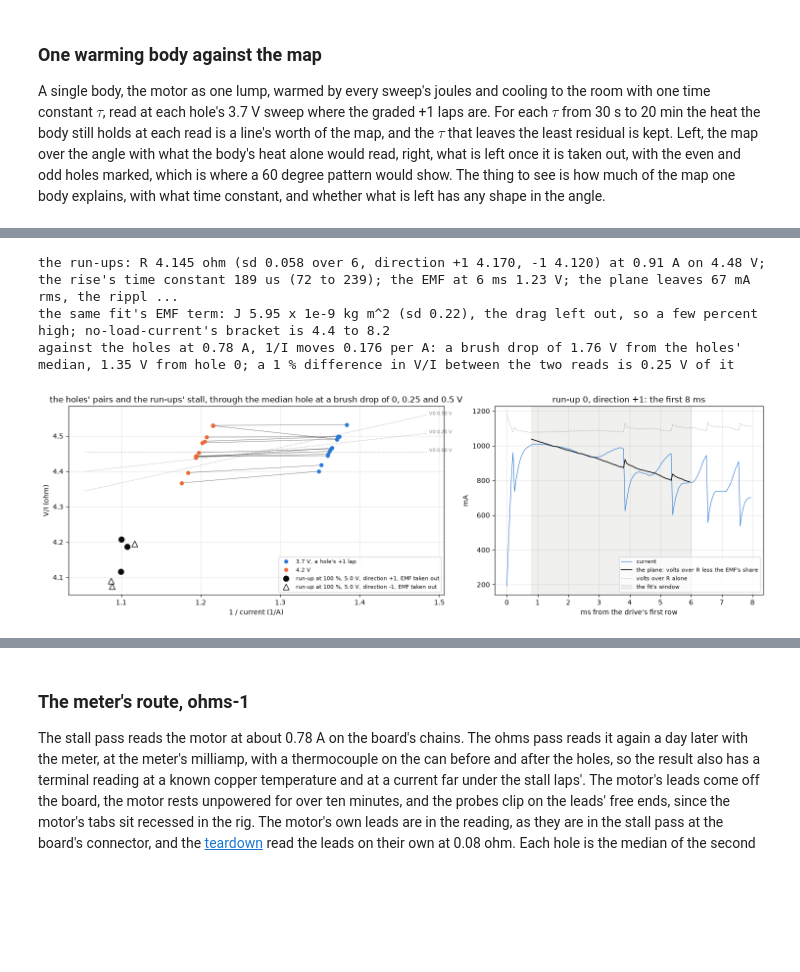
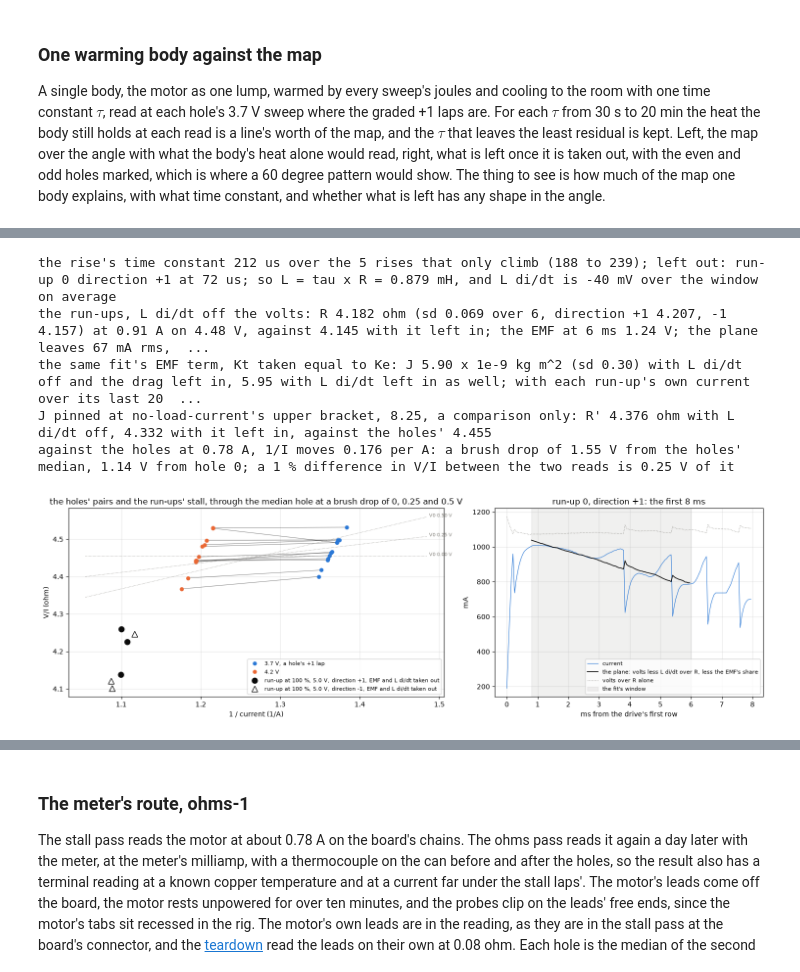
Before and after one commit to OpenServoCore/notebooks, a Jupyter notebook: stages/2-motor/rest-resistance/rest-resistance.ipynb, the cells around one changed output, grey strips where cells are left out. Saved outputs shown, nothing was run; the diff lists cells and outputs as text; code cells hidden in the pictures; blank space fills up the shorter version.

Commit message:
stage 2: correct rest-resistance's V0 bounds, run-up J and R, rise fit, copper coefficient and share fit

```diff
--- a/stages/2-motor/rest-resistance/rest-resistance.ipynb
+++ b/stages/2-motor/rest-resistance/rest-resistance.ipynb
@@ -758,6 +815,8 @@ ST = (Path("../../../telemetry") / f"{MOTOR.key}__{BOARD.key}" / "speed-torque"
 st_cycles = pd.read_csv(ST / "cycles.csv")
 RUN_WIN = (0.0008, 0.006)                 # s from the drive's first row: past the inductive rise, before the EMF is a fifth of the rail
 RISE_WIN = (0.00005, 0.0006)              # the rise itself, for its time constant
+J_NL_HI = results.read("2-motor", "no-load-current", pair=MOTOR.key)["j_kg_m2"]["hi"]   # no-load-current's upper J bracket, a comparison only: it feeds no result
+RUN_LATE_S = 0.020                        # the run-up's last 20 ms, at its top speed
 rr, traces = [], {}
 for _, C in st_cycles.iterrows():
     df, meta = tel.load(ST / C["folder"], BOARD)
@@ -771,27 +830,55 @@ for _, C in st_cycles.iterrows():
         t = np.arange(len(g)) / FS
         i = (g["current_raw"].to_numpy(float) - zero - B_OFF) / G_CPA
         u = ((g["vmotor_a"] - g["vmotor_b"]).to_numpy(float) * d - C_OFF) / K_CPV
+        m = (t >= RUN_WIN[0]) & (t < RUN_WIN[1])
         Q = np.cumsum(i) / FS                                                 # the charge passed so far, which the rotor's angle follows
-        m = (t >= RUN_WIN[0]) & (t < RUN_WIN[1])
-        b = np.linalg.lstsq(np.c_[u[m], Q[m]], i[m], rcond=None)[0]           # i = u / R - (Ke Kt / (J R)) Q
-        R = 1 / b[0]
-        J = -KE * KE / (b[1] * R)
+        b0 = np.linalg.lstsq(np.c_[u[m], Q[m]], i[m], rcond=None)[0]          # first pass, L di/dt left in: i = u / R - (Ke Kt / (J R)) Q
         rise = (t >= RISE_WIN[0]) & (t < RISE_WIN[1])
         p, _ = curve_fit(lambda tt, I, tau, t0: I * (1 - np.exp(-(tt - t0) / tau)), t[rise], i[rise], p0=[1.0, 0.0002, 0.0])
-        rr.append({"k": int(C["k"]), "dir": d, "r_app": R, "amps": i[m].mean(), "volts": u[m].mean(), "j": J, "tau_us": p[1] * 1e6,
-                   "emf_end_v": KE * KE * Q[m][-1] / J, "fit_rms_ma": np.std(i[m] - np.c_[u[m], Q[m]] @ b) * 1e3})
-        traces[(int(C["k"]), d)] = (t, i, u, b)
+        rr.append({"k": int(C["k"]), "dir": d, "r_plain": 1 / b0[0], "j_plain": -KE * KE * b0[0] / b0[1], "tau_us": p[1] * 1e6,
+                   "i_late": i[t >= t[-1] - RUN_LATE_S].mean(),                  # drag plus what still accelerates, so at least the drag at top speed
+                   "rise_falls": bool(np.diff(i[rise]).min() < 0)})          # a one-pole rise only climbs
+        traces[(int(C["k"]), d)] = (t, i, u, Q, m)
 RUN = pd.DataFrame(rr)
+RISE_OK = ~RUN["rise_falls"]                                              # a rise that falls from one row to the next is a corrupted read, out of the time constant
+TAU_RISE = float(RUN.loc[RISE_OK, "tau_us"].mean()) * 1e-6
+L_RUN = TAU_RISE * float(RUN["r_plain"].mean())                           # H, the rise's time constant times the run-ups' own R
+I0_MAX = RUN["i_late"]                                                    # each run-up's own drag allowance: its current at top speed bounds the drag below it
+
+
+def plane(t, i, u, Q, m, i0=0.0):
+    # the plane with L di/dt taken off the volts, di/dt from the current's trend over the window, and a drag current i0 held through it
+    di = np.polyval(np.polyder(np.polyfit(t[m], i[m], 2)), t)             # a quadratic: the ripple stays in the residual either way
+    ue = u - L_RUN * di
+    b = np.linalg.lstsq(np.c_[ue[m], (Q - i0 * t)[m]], i[m], rcond=None)[0]   # i = (u - L di/dt) / R - (Ke Kt / (J R)) (Q - i0 t)
+    return 1 / b[0], -KE * KE * b[0] / b[1], ue, b, float((L_RUN * di[m]).mean())
+
+
+rows = []
+for n, ((k, d), (t, i, u, Q, m)) in enumerate(list(traces.items())):     # the same order as RUN's rows
+    R, J, ue, b, ldi = plane(t, i, u, Q, m)
+    J_d = plane(t, i, u, Q, m, float(I0_MAX.iloc[n]))[1]
+    x_l, x_p = ue - KE * KE / J_NL_HI * Q, u - KE * KE / J_NL_HI * Q      # the volts less the EMF at the pinned J, with and without L di/dt taken off
+    rows.append({"r_app": R, "j": J, "j_drag_max": J_d, "l_didt_mv": ldi * 1e3, "amps": i[m].mean(), "volts": u[m].mean(),
+                 "emf_end_v": KE * KE * Q[m][-1] / J, "fit_rms_ma": np.std(i[m] - np.c_[ue[m], Q[m]] @ b) * 1e3,
+                 "r_pinned": np.sum(x_l[m] * i[m]) / np.sum(i[m] ** 2), "r_pinned_plain": np.sum(x_p[m] * i[m]) / np.sum(i[m] ** 2)})
+    traces[(k, d)] = (t, i, u, Q, m, ue, b)
+RUN = RUN.join(pd.DataFrame(rows))
 R_RUN, R_RUN_SD, I_RUN = float(RUN["r_app"].mean()), float(RUN["r_app"].std()), float(RUN["amps"].mean())
 I_TERM = float(HOLE["i_plus"].mean())
 LEVER = 1 / I_TERM - 1 / I_RUN
 V0_RUN = {"the holes' median": (R_TERM - R_RUN) / LEVER, "hole 0": (float(HOLE.loc[0, "r_plus"]) - R_RUN) / LEVER}
 show(RUN.round(4), n=None)
-print(f"the run-ups: R {R_RUN:.3f} ohm (sd {R_RUN_SD:.3f} over {len(RUN)}, direction +1 {RUN[RUN['dir'] == 1]['r_app'].mean():.3f}, -1 {RUN[RUN['dir'] == -1]['r_app'].mean():.3f}) "
-      f"at {I_RUN:.2f} A on {RUN['volts'].mean():.2f} V; the rise's time constant {RUN['tau_us'].mean():.0f} us ({RUN['tau_us'].min():.0f} to {RUN['tau_us'].max():.0f}); "
+print(f"the rise's time constant {TAU_RISE * 1e6:.0f} us over the {int(RISE_OK.sum())} rises that only climb ({RUN.loc[RISE_OK, 'tau_us'].min():.0f} to "
+      f"{RUN.loc[RISE_OK, 'tau_us'].max():.0f}); left out: " + ", ".join(f"run-up {int(r['k'])} direction {int(r['dir']):+d} at {r['tau_us']:.0f} us" for _, r in RUN[~RISE_OK].iterrows())
+      + f"; so L = tau x R = {L_RUN * 1e3:.3f} mH, and L di/dt is {RUN['l_didt_mv'].mean():+.0f} mV over the window on average")
+print(f"the run-ups, L di/dt off the volts: R {R_RUN:.3f} ohm (sd {R_RUN_SD:.3f} over {len(RUN)}, direction +1 {RUN[RUN['dir'] == 1]['r_app'].mean():.3f}, "
+      f"-1 {RUN[RUN['dir'] == -1]['r_app'].mean():.3f}) at {I_RUN:.2f} A on {RUN['volts'].mean():.2f} V, against {RUN['r_plain'].mean():.3f} with it left in; "
       f"the EMF at 6 ms {RUN['emf_end_v'].mean():.2f} V; the plane leaves {RUN['fit_rms_ma'].mean():.0f} mA rms, the ripple")
-print(f"the same fit's EMF term: J {RUN['j'].mean() * 1e9:.2f} x 1e-9 kg m^2 (sd {RUN['j'].std() * 1e9:.2f}), the drag left out, so a few percent high; "
-      f"no-load-current's bracket is 4.4 to 8.2")
+print(f"the same fit's EMF term, Kt taken equal to Ke: J {RUN['j'].mean() * 1e9:.2f} x 1e-9 kg m^2 (sd {RUN['j'].std() * 1e9:.2f}) with L di/dt off and the drag left in, "
+      f"{RUN['j_plain'].mean() * 1e9:.2f} with L di/dt left in as well; with each run-up's own current over its last {RUN_LATE_S * 1e3:.0f} ms, {I0_MAX.min() * 1e3:.0f} to "
+      f"{I0_MAX.max() * 1e3:.0f} mA at top speed, held through the window as the drag, {RUN['j_drag_max'].mean() * 1e9:.2f} (sd {RUN['j_drag_max'].std() * 1e9:.2f})")
+print(f"J pinned at no-load-current's upper bracket, {J_NL_HI * 1e9:.2f}, a comparison only: R' {RUN['r_pinned'].mean():.3f} ohm with L di/dt off, {RUN['r_pinned_plain'].mean():.3f} with it left in, against the holes' {R_TERM:.3f}")
 print(f"against the holes at {I_TERM:.2f} A, 1/I moves {LEVER:.3f} per A: a brush drop of " + ", ".join(f"{v:.2f} V from {k}" for k, v in V0_RUN.items())
       + f"; a 1 % difference in V/I between the two reads is {0.01 * R_TERM / LEVER:.2f} V of it")
 fig, ax = plt.subplots(1, 2, figsize=(15, 4.8), gridspec_kw={"width_ratios": [1.4, 1]})
@@ -804,17 +891,16 @@ for k in range(12):
     a.plot(x.loc[4.2], g.loc[4.2, "r_start"], "o", ms=5, color=COLOR[4.2], label="4.2 V" if k == 0 else None)
 for d in (1, -1):
     h = RUN[RUN["dir"] == d]
-    a.plot(1 / h["amps"], h["r_app"], MARK[d], ms=8, color=INK, mfc=INK if d == 1 else "none", label=f"run-up at 100 %, 5.0 V, direction {d:+d}, EMF taken out")
+    a.plot(1 / h["amps"], h["r_app"], MARK[d], ms=8, color=INK, mfc=INK if d == 1 else "none", label=f"run-up at 100 %, 5.0 V, direction {d:+d}, EMF and L di/dt taken out")
 xx = np.array([1 / RUN["amps"].max() * 0.97, 1 / S["i_start"].min() * 1.02])
 for v0 in (0.0, 0.25, 0.5):
     a.plot(xx, R_TERM - v0 / I_TERM + v0 * xx, color=MUTED, lw=0.7, ls=":")
     a.annotate(f"V0 {v0:.2f} V", (xx[1], R_TERM - v0 / I_TERM + v0 * xx[1]), fontsize=7, color=MUTED, xytext=(3, 0), textcoords="offset points")
 a.set_xlabel("1 / current (1/A)"); a.set_ylabel("V/I (ohm)"); a.set_title("the holes' pairs and the run-ups' stall, through the median hole at a brush drop of 0, 0.25 and 0.5 V")
 a.legend(fontsize=8); a.grid(alpha=0.3)
-t, i, u, b = traces[(0, 1)]
-m = (t >= RUN_WIN[0]) & (t < RUN_WIN[1])
+t, i, u, Q, m, ue, b = traces[(0, 1)]
 ax[1].plot(t[t < 0.008] * 1e3, i[t < 0.008] * 1e3, lw=0.8, color=BLUE, label="current")
-ax[1].plot(t[m] * 1e3, (np.c_[u[m], np.cumsum(i)[m] / FS] @ b) * 1e3, lw=1.2, color=INK, label="the plane: volts over R less the EMF's share")
+ax[1].plot(t[m] * 1e3, (np.c_[ue[m], Q[m]] @ b) * 1e3, lw=1.2, color=INK, label="the plane: volts less L di/dt over R, less the EMF's share")
 ax[1].plot(t[t < 0.008] * 1e3, (u[t < 0.008] / RUN.iloc[0]["r_app"]) * 1e3, lw=0.8, ls=":", color=MUTED, label="volts over R alone")
 ax[1].axvspan(RUN_WIN[0] * 1e3, RUN_WIN[1] * 1e3, color=MUTED, alpha=0.12, label="the fit's window")
 ax[1].set_xlabel("ms from the drive's first row"); ax[1].set_ylabel("mA"); ax[1].set_title("run-up 0, direction +1: the first 8 ms"); ax[1].legend(fontsize=8); ax[1].grid(alpha=0.3)
@@ -830,5 +916,7 @@ plt.tight_layout(); plt.show()
-the run-ups: R 4.145 ohm (sd 0.058 over 6, direction +1 4.170, -1 4.120) at 0.91 A on 4.48 V; the rise's time constant 189 us (72 to 239); the EMF at 6 ms 1.23 V; the plane leaves 67 mA rms, the rippl ...
-the same fit's EMF term: J 5.95 x 1e-9 kg m^2 (sd 0.22), the drag left out, so a few percent high; no-load-current's bracket is 4.4 to 8.2
-against the holes at 0.78 A, 1/I moves 0.176 per A: a brush drop of 1.76 V from the holes' median, 1.35 V from hole 0; a 1 % difference in V/I between the two reads is 0.25 V of it
+the rise's time constant 212 us over the 5 rises that only climb (188 to 239); left out: run-up 0 direction +1 at 72 us; so L = tau x R = 0.879 mH, and L di/dt is -40 mV over the window on average
+the run-ups, L di/dt off the volts: R 4.182 ohm (sd 0.069 over 6, direction +1 4.207, -1 4.157) at 0.91 A on 4.48 V, against 4.145 with it left in; the EMF at 6 ms 1.24 V; the plane leaves 67 mA rms,  ...
+the same fit's EMF term, Kt taken equal to Ke: J 5.90 x 1e-9 kg m^2 (sd 0.30) with L di/dt off and the drag left in, 5.95 with L di/dt left in as well; with each run-up's own current over its last 20  ...
+J pinned at no-load-current's upper bracket, 8.25, a comparison only: R' 4.376 ohm with L di/dt off, 4.332 with it left in, against the holes' 4.455
+against the holes at 0.78 A, 1/I moves 0.176 per A: a brush drop of 1.55 V from the holes' median, 1.14 V from hole 0; a 1 % difference in V/I between the two reads is 0.25 V of it
-[figure, old version]
+[figure, new version]
 # %% [markdown]
```
Also changed, not shown: parts of 17 cells of this notebook, 1 other file.
